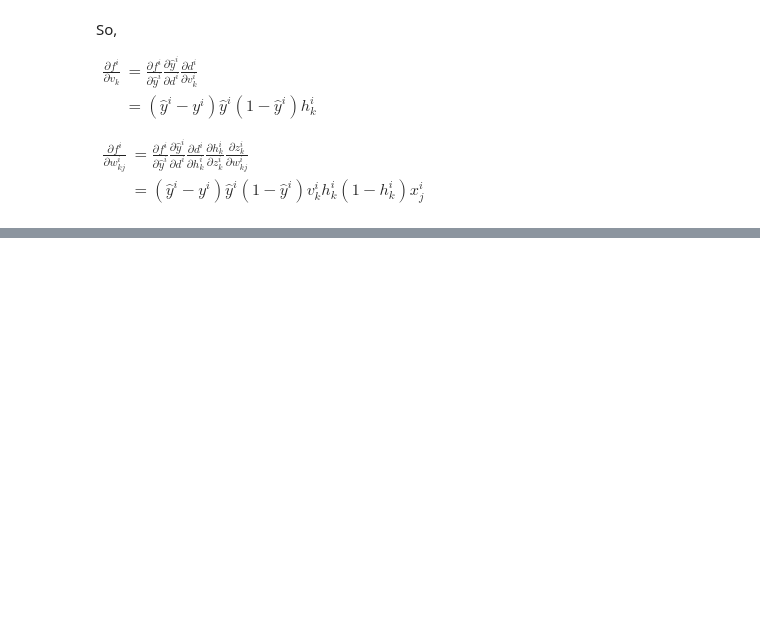
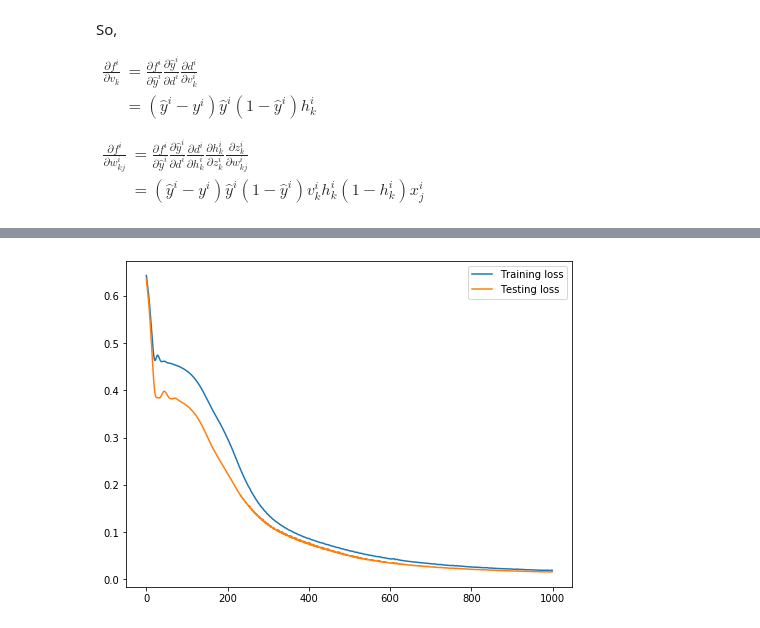
Before and after one commit to keshuw726/CS532-Course-Project, a Jupyter notebook: code/CS532_Project_Asteroids_Classification.ipynb, the cells around one changed output, grey strips where cells are left out. Saved outputs shown, nothing was run; the diff lists cells and outputs as text; code cells hidden in the pictures; blank space fills up the shorter version.

```diff
--- a/code/CS532_Project_Asteroids_Classification.ipynb
+++ b/code/CS532_Project_Asteroids_Classification.ipynb
@@ -1116,0 +1179,36 @@ Test accuracy: 97.46951219512195 %
+# %%
+def calculate_accuracy(y_true, y_pred):
+    predicted = y_pred.ge(.5).view(-1)
+    return (y_true == predicted).sum().float() / len(y_true)
+
+def round_tensor(t, decimal_places=3):
+    return round(t.item(), decimal_places)
+# %%
+Train_loss = []
+Test_loss = []
+Train_acc = []
+Test_acc = []
+
+for epoch in range(1000):
+    y_pred = net(X_train_t)
+    y_pred = torch.squeeze(y_pred)
+    train_loss = criterion(y_pred, y_train_t)
+    train_acc = calculate_accuracy(y_train_t, y_pred)
+
+    y_test_pred = net(X_test_t)
+    y_test_pred = torch.squeeze(y_test_pred)
+    test_loss = criterion(y_test_pred, y_test_t)
+    test_acc = calculate_accuracy(y_test_t, y_test_pred)
+
+    Train_loss.append(train_loss)
+    Test_loss.append(test_loss)
+    Train_acc.append(train_acc)
+    Test_acc.append(test_acc)
+    if epoch % 100 == 0:
+        print(
+        f'''epoch {epoch} :
+        Train set - loss: {round_tensor(train_loss)}, accuracy: {round_tensor(train_acc)}
+        Test  set - loss: {round_tensor(test_loss)}, accuracy: {round_tensor(test_acc)}''')
+    optimizer.zero_grad()
+    train_loss.backward()
+    optimizer.step()
@@ -1116,0 +1233,8 @@ Test accuracy: 97.46951219512195 %
+# %%
+plt.figure(figsize=(8,6))
+plt.plot(Train_loss, label='Training loss')
+plt.plot(Test_loss, label='Testing loss')
+plt.legend()
+plt.show()
+# %% [output]
+[figure, added]
```
Also changed, not shown: parts of 24 cells of this notebook.
